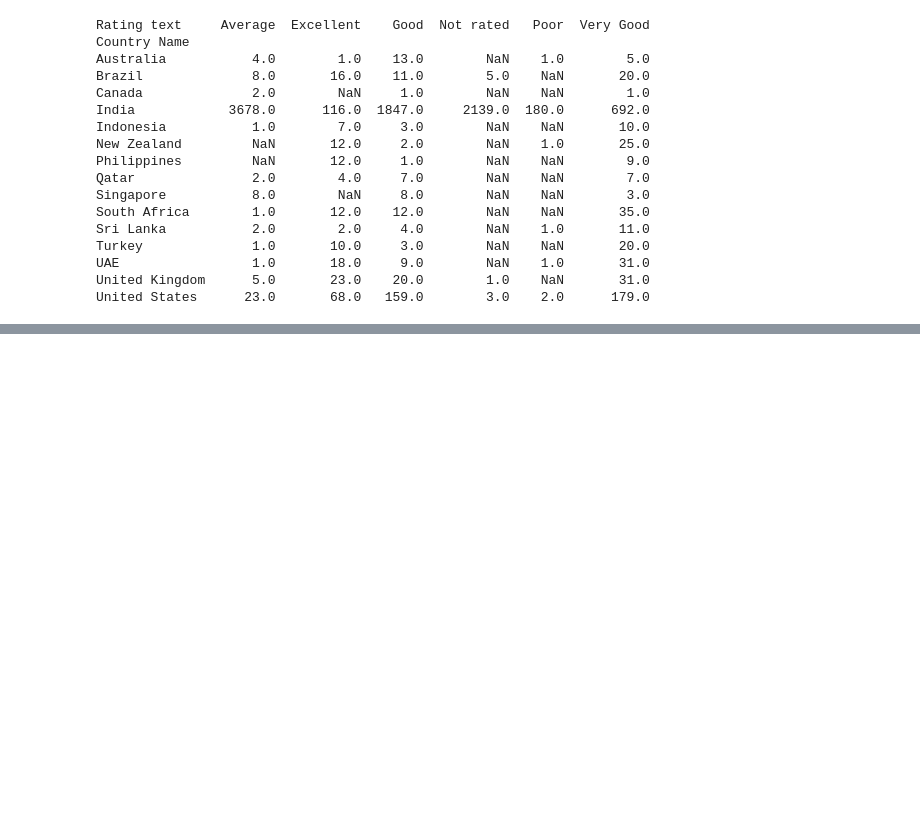
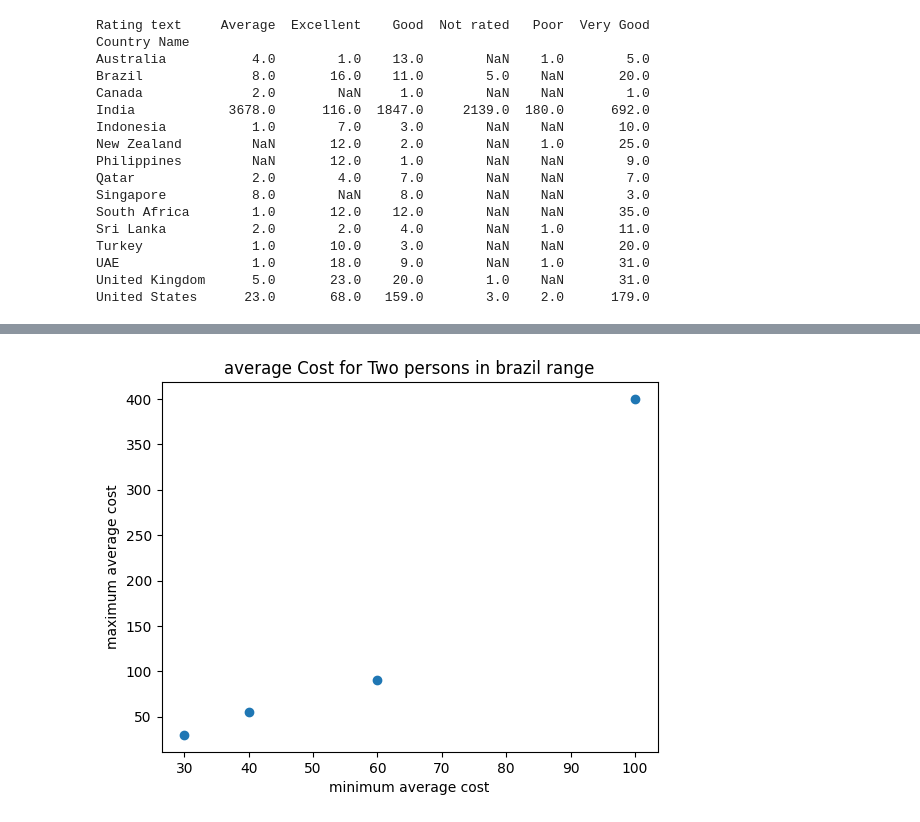
Before and after one commit to dhruv8112/intership, a Jupyter notebook: Copy_of_14_may.ipynb, the cells around one changed output, grey strips where cells are left out. Saved outputs shown, nothing was run; the diff lists cells and outputs as text; code cells hidden in the pictures; blank space fills up the shorter version.

```diff
--- a/Copy_of_14_may.ipynb
+++ b/Copy_of_14_may.ipynb
@@ -901,0 +1069,8 @@ United States      23.0       68.0   159.0        3.0    2.0      179.0
+# %%
+plt.scatter(range['Brazil'],range_max['Brazil'])
+plt.title('average Cost for Two persons in brazil range')
+plt.xlabel('minimum average cost')
+plt.ylabel('maximum average cost')
+plt.show()
+# %% [output]
+[figure, added]
```
Also changed, not shown: parts of 11 cells of this notebook.
